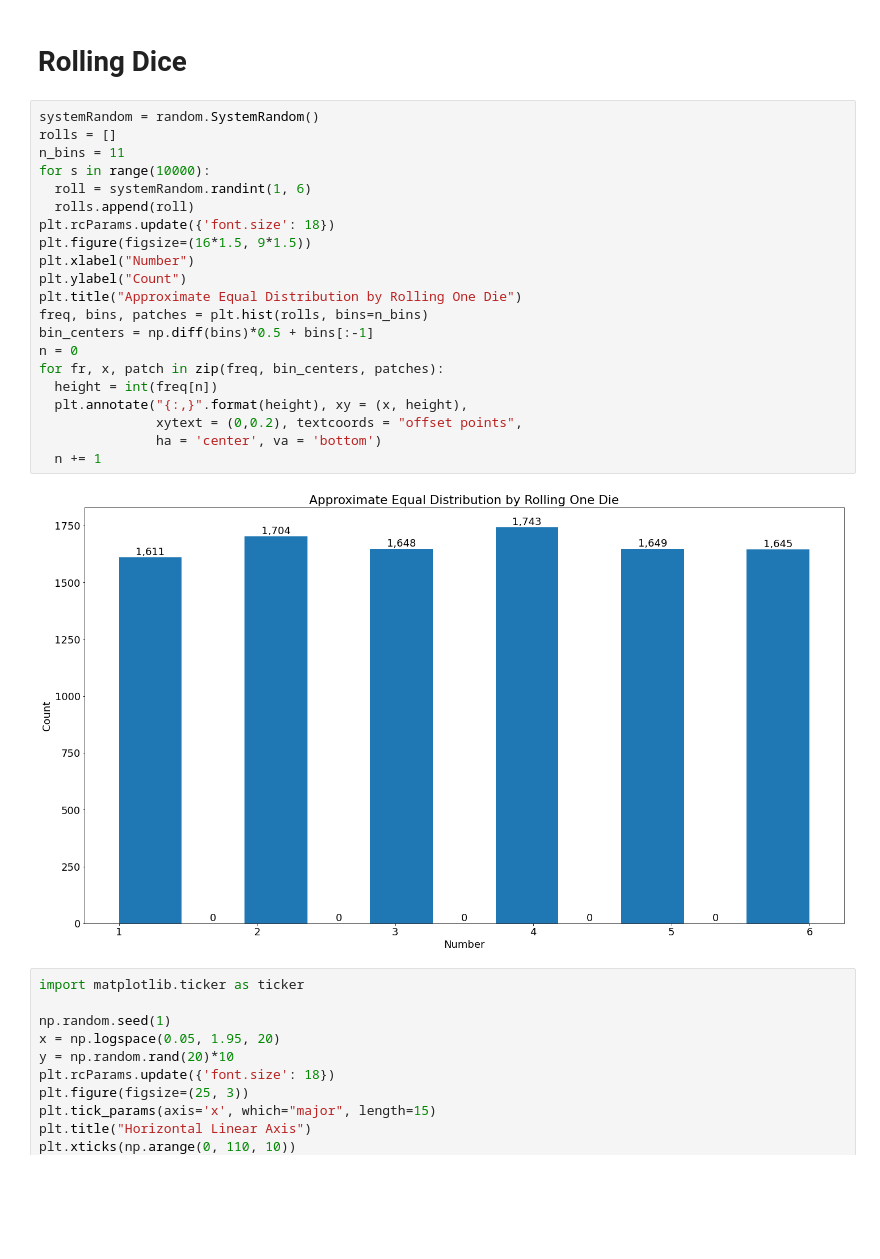
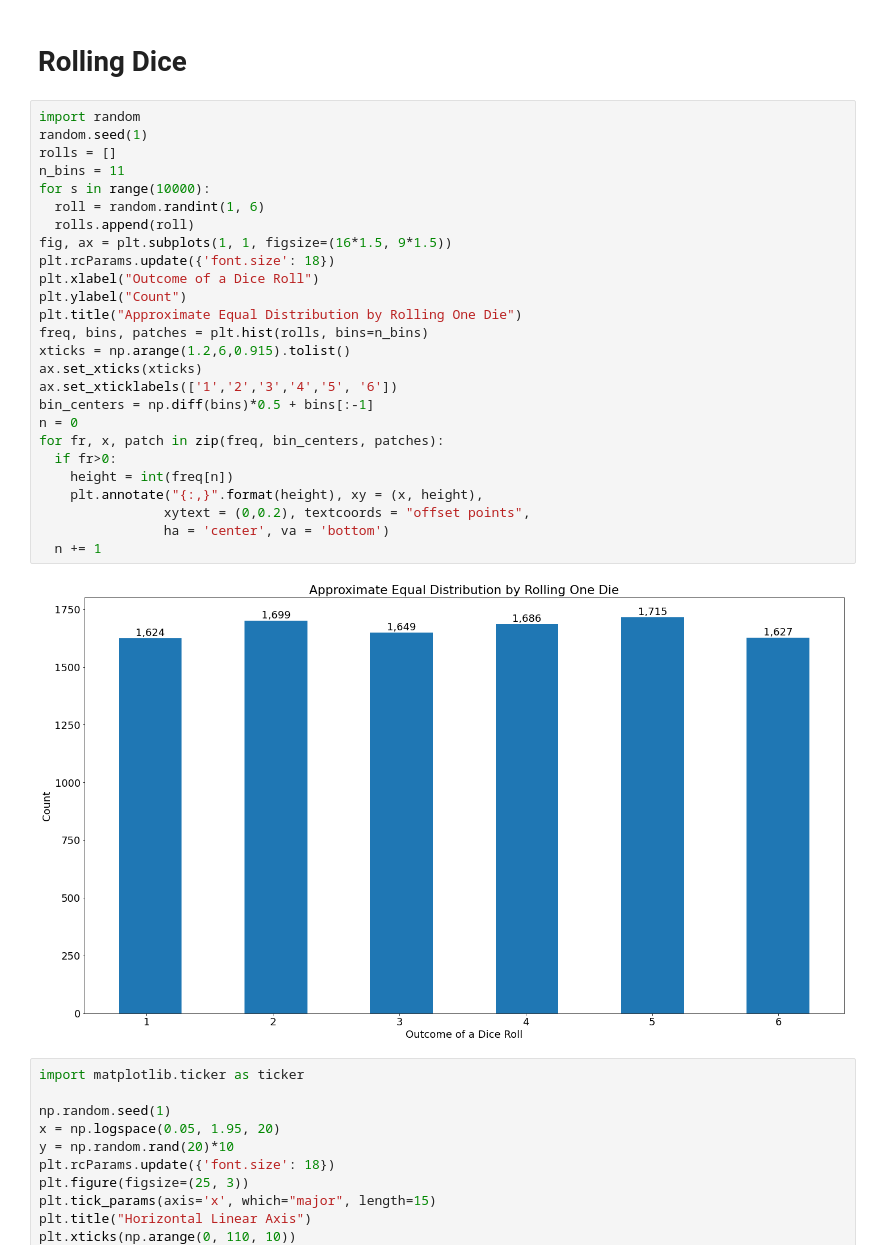
Before and after one commit to robgon-art/benford, a Jupyter notebook: Benford's_Law.ipynb, the cells around one changed output. Cells and saved outputs as stored; diff of their text form; blank space fills up the shorter version.

```diff
--- a/Benford's_Law.ipynb
+++ b/Benford's_Law.ipynb
@@ -41,28 +41,33 @@ plot_frequencies(benford, "First Digit Frequency According to Benford's Law")
 # %% [markdown]
 # **Rolling Dice**
 # %%
-systemRandom = random.SystemRandom()
+import random
+random.seed(1)
 rolls = []
 n_bins = 11
 for s in range(10000):
-  roll = systemRandom.randint(1, 6)
+  roll = random.randint(1, 6)
   rolls.append(roll)
+fig, ax = plt.subplots(1, 1, figsize=(16*1.5, 9*1.5))
 plt.rcParams.update({'font.size': 18})
-plt.figure(figsize=(16*1.5, 9*1.5))
-plt.xlabel("Number")
+plt.xlabel("Outcome of a Dice Roll")
 plt.ylabel("Count")
 plt.title("Approximate Equal Distribution by Rolling One Die")
 freq, bins, patches = plt.hist(rolls, bins=n_bins)
+xticks = np.arange(1.2,6,0.915).tolist()
+ax.set_xticks(xticks)
+ax.set_xticklabels(['1','2','3','4','5', '6'])
 bin_centers = np.diff(bins)*0.5 + bins[:-1]
 n = 0
 for fr, x, patch in zip(freq, bin_centers, patches):
-  height = int(freq[n])
-  plt.annotate("{:,}".format(height), xy = (x, height),
-               xytext = (0,0.2), textcoords = "offset points",
-               ha = 'center', va = 'bottom')
+  if fr>0:
+    height = int(freq[n])
+    plt.annotate("{:,}".format(height), xy = (x, height),
+                xytext = (0,0.2), textcoords = "offset points",
+                ha = 'center', va = 'bottom')
   n += 1
 # %% [output]
-[figure, old version]
+[figure, new version]
 # %%
 import matplotlib.ticker as ticker
 
```
Also changed, not shown: parts of 8 cells of this notebook.
